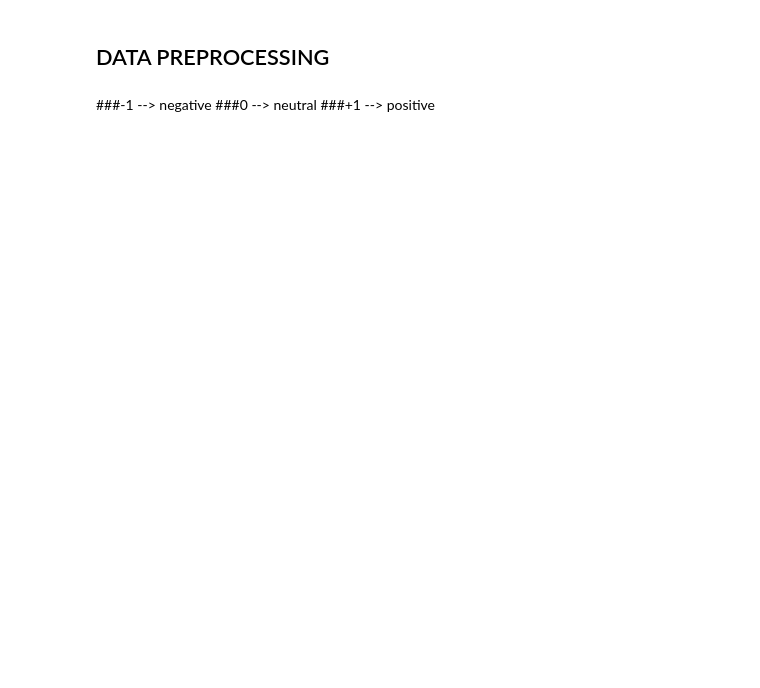
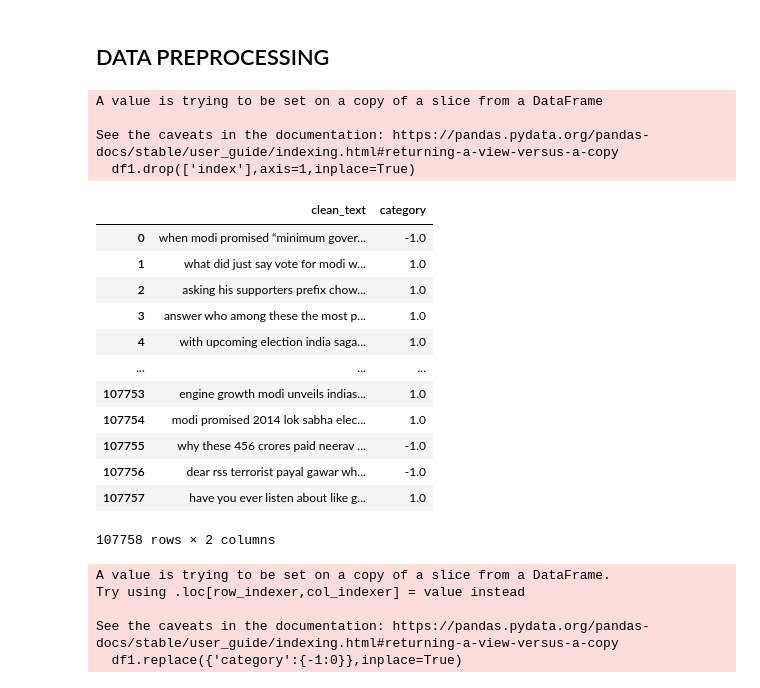
Before and after one commit to Shriansh16/NLP, a Jupyter notebook: Twitter_sentiment_prediction.ipynb, the cells around one changed output. Saved outputs shown, nothing was run; the diff lists cells and outputs as text; code cells hidden in the pictures; blank space fills up the shorter version.

```diff
--- a/Twitter_sentiment_prediction.ipynb
+++ b/Twitter_sentiment_prediction.ipynb
@@ -75,7 +75,38 @@ nltk.download('stopwords')
 True
 # %% [markdown]
 ## DATA PREPROCESSING
-# %% [markdown]
-###-1 --> negative
-###0 --> neutral
-###+1 --> positive
+# %%
+df1=df[df['category']!=0]
+# %%
+df1.reset_index(drop=True,inplace=True)
+# %%
+df1.drop(['index'],axis=1,inplace=True)
+# %% [output]
+A value is trying to be set on a copy of a slice from a DataFrame
+
+See the caveats in the documentation: https://pandas.pydata.org/pandas-docs/stable/user_guide/indexing.html#returning-a-view-versus-a-copy
+  df1.drop(['index'],axis=1,inplace=True)
+# %%
+df1
+# %% [output]
+|  | clean_text | category |
+| 0 | when modi promised “minimum gover... | -1.0 |
+| 1 | what did just say vote for modi w... | 1.0 |
+| 2 | asking his supporters prefix chow... | 1.0 |
+| 3 | answer who among these the most p... | 1.0 |
+| 4 | with upcoming election india saga... | 1.0 |
+| ... | ... | ... |
+| 107753 | engine growth modi unveils indias... | 1.0 |
+| 107754 | modi promised 2014 lok sabha elec... | 1.0 |
+| 107755 | why these 456 crores paid neerav ... | -1.0 |
+| 107756 | dear rss terrorist payal gawar wh... | -1.0 |
+| 107757 | have you ever listen about like g... | 1.0 |
+107758 rows × 2 columns
+# %%
+df1.replace({'category':{-1:0}},inplace=True)
+# %% [output]
+A value is trying to be set on a copy of a slice from a DataFrame.
+Try using .loc[row_indexer,col_indexer] = value instead
+
+See the caveats in the documentation: https://pandas.pydata.org/pandas-docs/stable/user_guide/indexing.html#returning-a-view-versus-a-copy
+  df1.replace({'category':{-1:0}},inplace=True)
```
Also changed, not shown: parts of 34 cells of this notebook.
